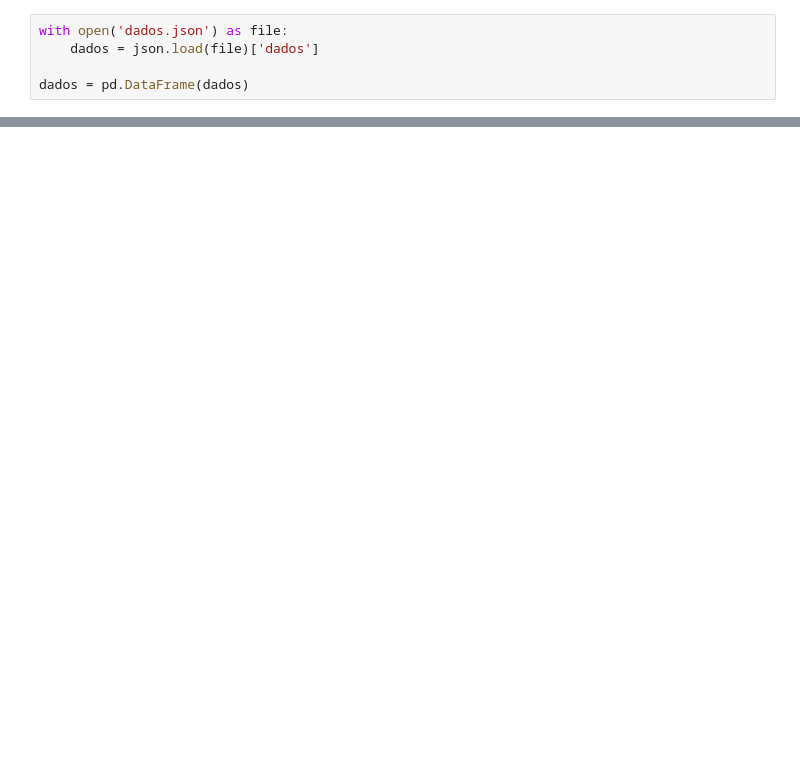
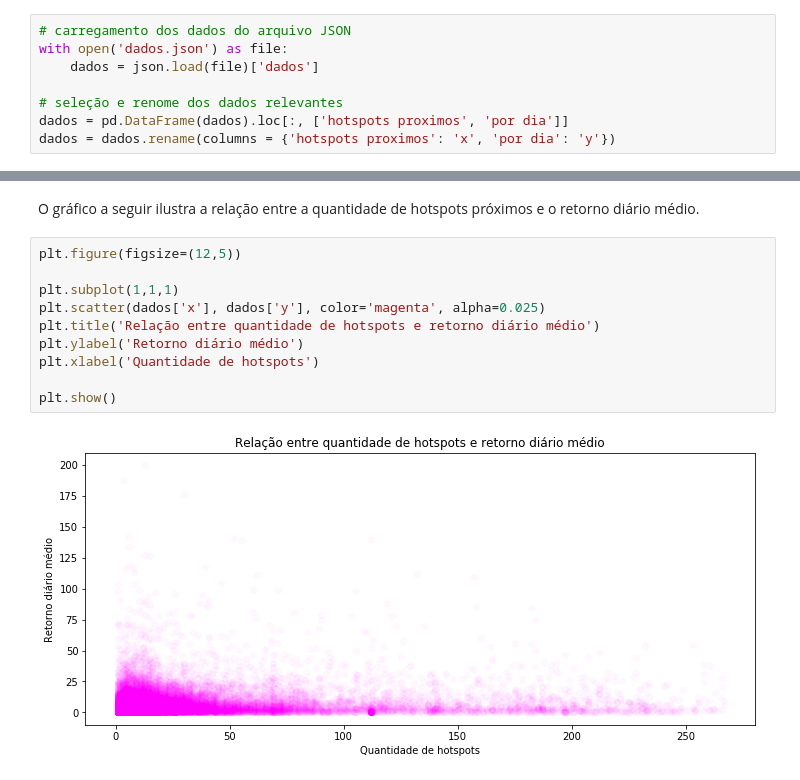
Before and after one commit to jeronimo-a/p2-cdados, a Jupyter notebook: analise.ipynb, the cells around one changed output, grey strips where cells are left out. Cells and saved outputs as stored; diff of their text form; blank space fills up the shorter version.

Commit message:
Documentação extensiva para a entrega.

```diff
--- a/analise.ipynb
+++ b/analise.ipynb
@@ -16,5 +53,8 @@ Nosso objetivo é prever a quantidade de cryptotokens recebidos por roteador em
 # %%
+# carregamento dos dados do arquivo JSON
 with open('dados.json') as file:
     dados = json.load(file)['dados']
 
-dados = pd.DataFrame(dados)
+# seleção e renome dos dados relevantes
+dados = pd.DataFrame(dados).loc[:, ['hotspots proximos', 'por dia']]
+dados = dados.rename(columns = {'hotspots proximos': 'x', 'por dia': 'y'})
@@ -96,0 +83,14 @@ plt.show()
+# %% [markdown]
+O gráfico a seguir ilustra a relação entre a quantidade de hotspots próximos e o retorno diário médio.
+# %%
+plt.figure(figsize=(12,5))
+
+plt.subplot(1,1,1)
+plt.scatter(dados['x'], dados['y'], color='magenta', alpha=0.025)
+plt.title('Relação entre quantidade de hotspots e retorno diário médio')
+plt.ylabel('Retorno diário médio')
+plt.xlabel('Quantidade de hotspots')
+
+plt.show()
+# %% [output]
+[figure, added]
```
Also changed, not shown: parts of 32 cells of this notebook.
